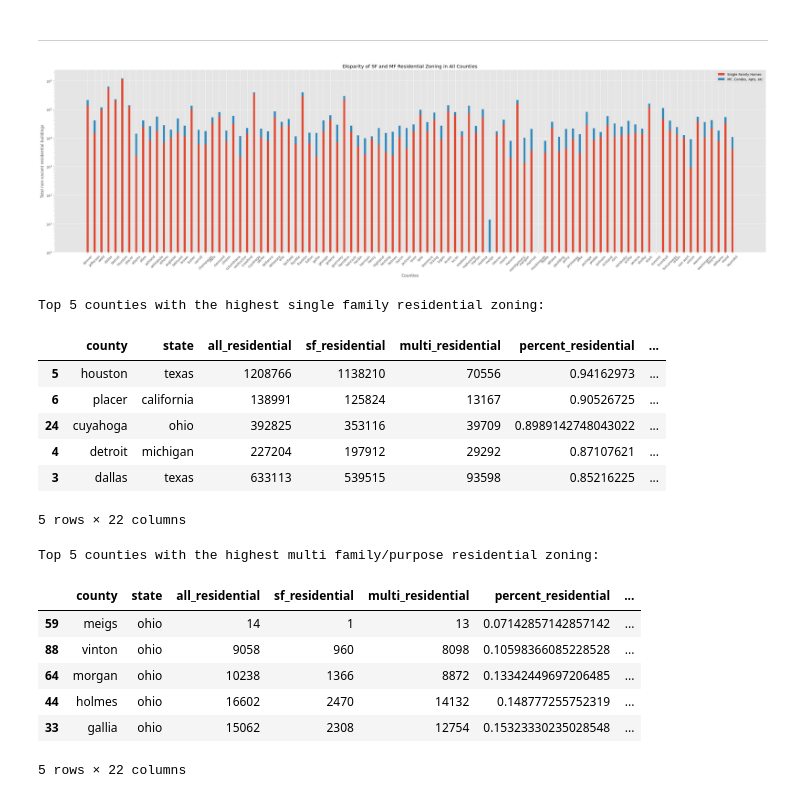
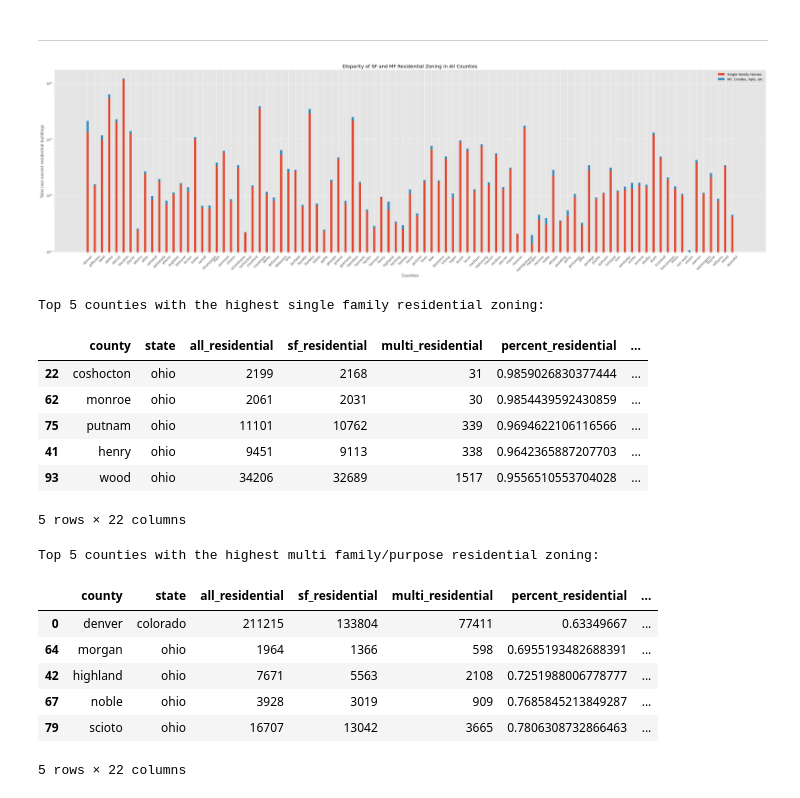
Before and after one commit to ashsProjects/Distributed_Analytics_of_US_Residential_Zoning, a Jupyter notebook: analysis.ipynb, the cells around one changed output. Drawn from its saved outputs; the diff is of its cells as text; code cells hidden in the pictures.

```diff
--- a/analysis.ipynb
+++ b/analysis.ipynb
@@ -152,25 +151,28 @@ df.to_csv('./allStats.csv', index=False)
 # %%
 crime_rate_parts = df['crime_rate'].str.split('/', expand=True)
 all_values[16] = pd.to_numeric(crime_rate_parts[0]) / pd.to_numeric(crime_rate_parts[1]) * 1000
-df_crime = pd.DataFrame(all_values.T, columns=headers)
+df = pd.DataFrame(all_values.T, columns=headers)
+df.to_csv('./allStats.csv', index=False)
+# %%
+df = df[df['all_residential'].astype('float64') > 1]
 # %% [markdown]
 <hr>
 # %%
 #county by the number of single family vs other residentials
 plt.style.use('ggplot')
 
 fig, ax = plt.subplots(figsize=(30, 10))
-ax.bar(county, sf_residential, label='Single Family Homes', width=0.30)
-ax.bar(county, multi_residential, bottom=sf_residential, label='MF, Condos, Apts, etc', width=0.30)
+ax.bar(df['county'].values, df['sf_residential'].values.astype('float64'), label='Single Family Homes', width=0.30)
+ax.bar(df['county'].values, df['multi_residential'].values.astype('float64'), bottom=df['sf_residential'].values.astype('float64'), label='MF, Condos, Apts, etc', width=0.30)
 ax.set_ylabel('Total non-vacant residential buildings')
 ax.set_xlabel('Counties')
 ax.set_title('Disparity of SF and MF Residential Zoning in All Counties')
 ax.set_yscale('log')
 ax.legend()
 ax.tick_params(axis='x', rotation=45)
 plt.subplots_adjust(left=0.0, right=1.0)
 # %% [output]
-[figure, old version]
+[figure, new version]
 # %%
 #sorted by highest residential percentage
 df_sorted_sf = df.sort_values(by='percent_residential', ascending=False)
@@ -179,11 +181,11 @@ df_sorted_sf.head(5)
 # %% [output]
 Top 5 counties with the highest single family residential zoning:
 |  | county | state | all_residential | sf_residential | multi_residential | percent_residential | ... |
-| 5 | houston | texas | 1208766 | 1138210 | 70556 | 0.94162973 | ... |
-| 6 | placer | california | 138991 | 125824 | 13167 | 0.90526725 | ... |
-| 24 | cuyahoga | ohio | 392825 | 353116 | 39709 | 0.8989142748043022 | ... |
-| 4 | detroit | michigan | 227204 | 197912 | 29292 | 0.87107621 | ... |
-| 3 | dallas | texas | 633113 | 539515 | 93598 | 0.85216225 | ... |
+| 22 | coshocton | ohio | 2199 | 2168 | 31 | 0.9859026830377444 | ... |
+| 62 | monroe | ohio | 2061 | 2031 | 30 | 0.9854439592430859 | ... |
+| 75 | putnam | ohio | 11101 | 10762 | 339 | 0.9694622106116566 | ... |
+| 41 | henry | ohio | 9451 | 9113 | 338 | 0.9642365887207703 | ... |
+| 93 | wood | ohio | 34206 | 32689 | 1517 | 0.9556510553704028 | ... |
 5 rows × 22 columns
 # %%
 #sorted by highest multi-family/purpsose residential percentage
@@ -193,9 +195,9 @@ df_sorted_multi.head(5)
 # %% [output]
 Top 5 counties with the highest multi family/purpose residential zoning:
 |  | county | state | all_residential | sf_residential | multi_residential | percent_residential | ... |
-| 59 | meigs | ohio | 14 | 1 | 13 | 0.07142857142857142 | ... |
-| 88 | vinton | ohio | 9058 | 960 | 8098 | 0.10598366085228528 | ... |
-| 64 | morgan | ohio | 10238 | 1366 | 8872 | 0.13342449697206485 | ... |
-| 44 | holmes | ohio | 16602 | 2470 | 14132 | 0.148777255752319 | ... |
-| 33 | gallia | ohio | 15062 | 2308 | 12754 | 0.15323330235028548 | ... |
+| 0 | denver | colorado | 211215 | 133804 | 77411 | 0.63349667 | ... |
+| 64 | morgan | ohio | 1964 | 1366 | 598 | 0.6955193482688391 | ... |
+| 42 | highland | ohio | 7671 | 5563 | 2108 | 0.7251988006778777 | ... |
+| 67 | noble | ohio | 3928 | 3019 | 909 | 0.7685845213849287 | ... |
+| 79 | scioto | ohio | 16707 | 13042 | 3665 | 0.7806308732866463 | ... |
 5 rows × 22 columns
```
Also changed, not shown: parts of 6 cells of this notebook, 4 other files.
